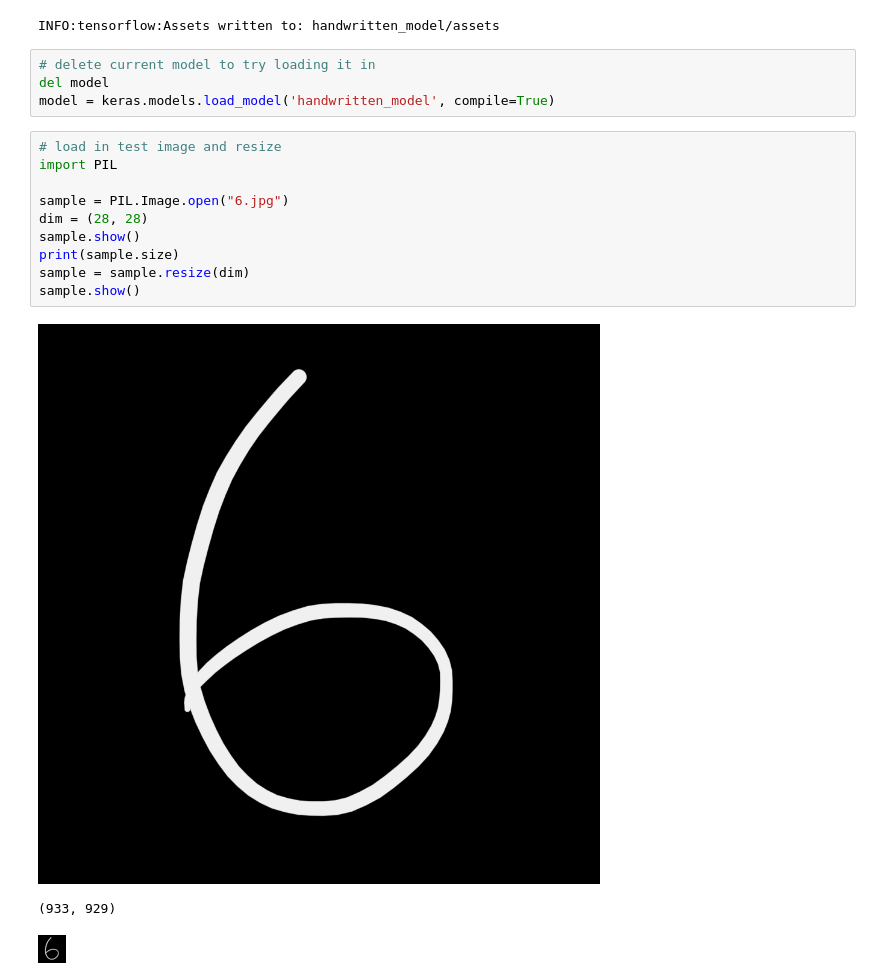
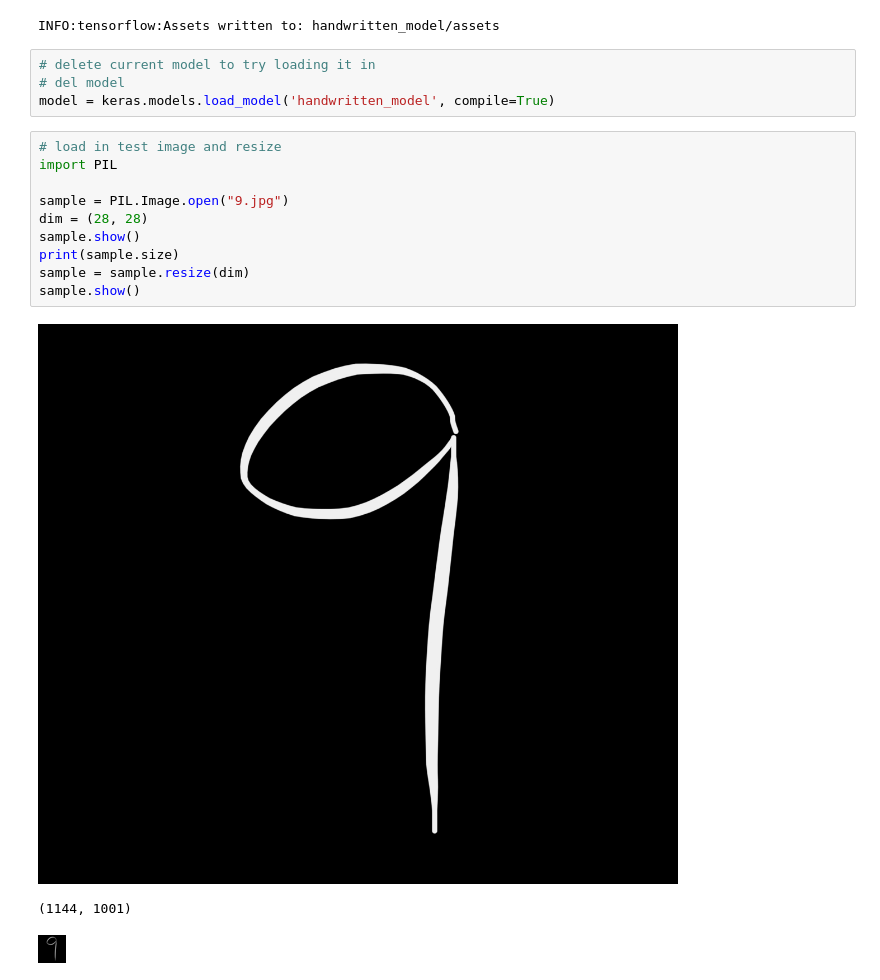
Before and after one commit to twchen88/NCS2, a Jupyter notebook: gpu_test/notebooks/main.ipynb, the cells around one changed output. Drawn from its saved outputs; the diff is of its cells as text.

Commit message:
almost the same across two models

```diff
--- a/gpu_test/notebooks/main.ipynb
+++ b/gpu_test/notebooks/main.ipynb
@@ -121,22 +121,22 @@ model.save('handwritten_model')
 INFO:tensorflow:Assets written to: handwritten_model/assets
 # %%
 # delete current model to try loading it in
-del model
+# del model
 model = keras.models.load_model('handwritten_model', compile=True)
 # %%
 # load in test image and resize
 import PIL
 
-sample = PIL.Image.open("6.jpg")
+sample = PIL.Image.open("9.jpg")
 dim = (28, 28)
 sample.show()
 print(sample.size)
 sample = sample.resize(dim)
 sample.show()
 # %% [output]
-[figure, old version]
+[figure, new version]
-(933, 929)
+(1144, 1001)
-[figure, old version]
+[figure, new version]
 # %%
 # process image
 predict_sample = np.array(sample)
```
Also changed, not shown: parts of 6 cells of this notebook, 6 other files.
